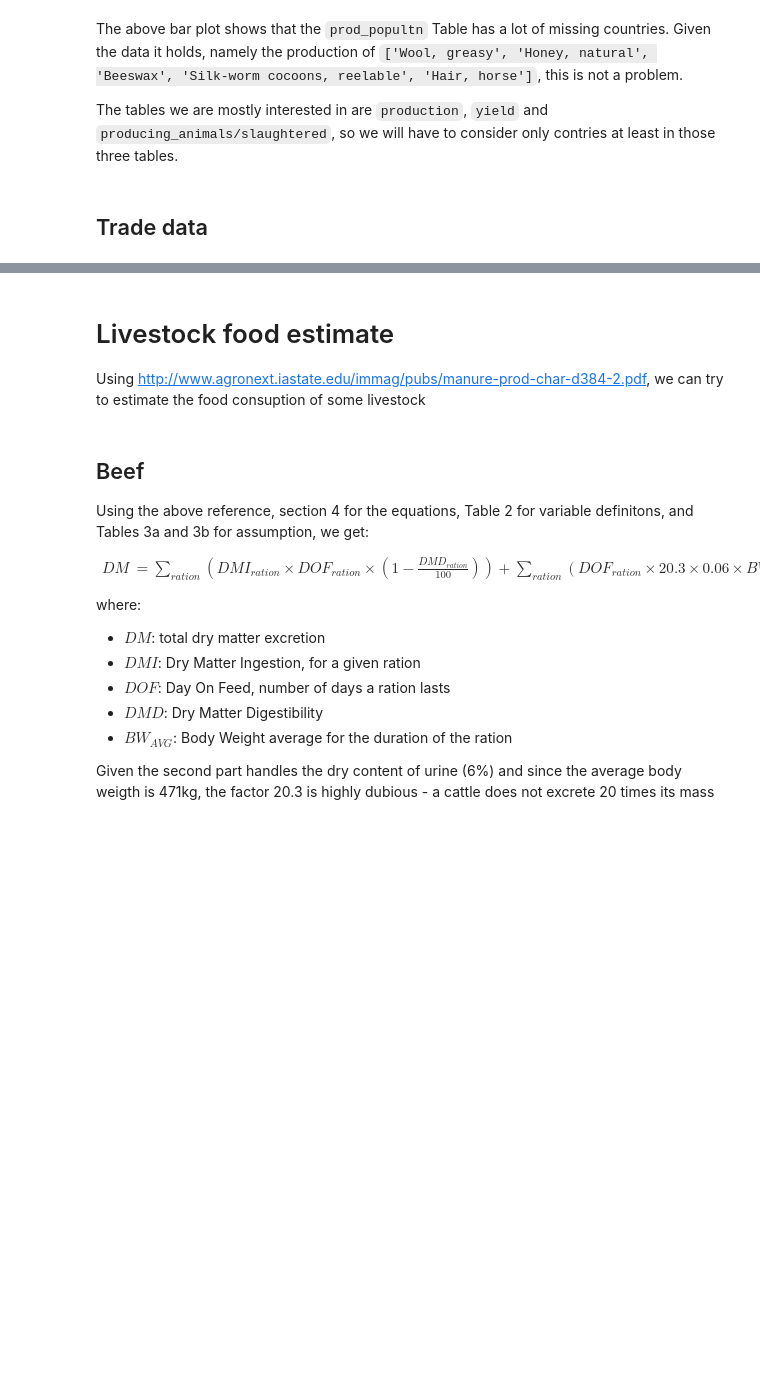
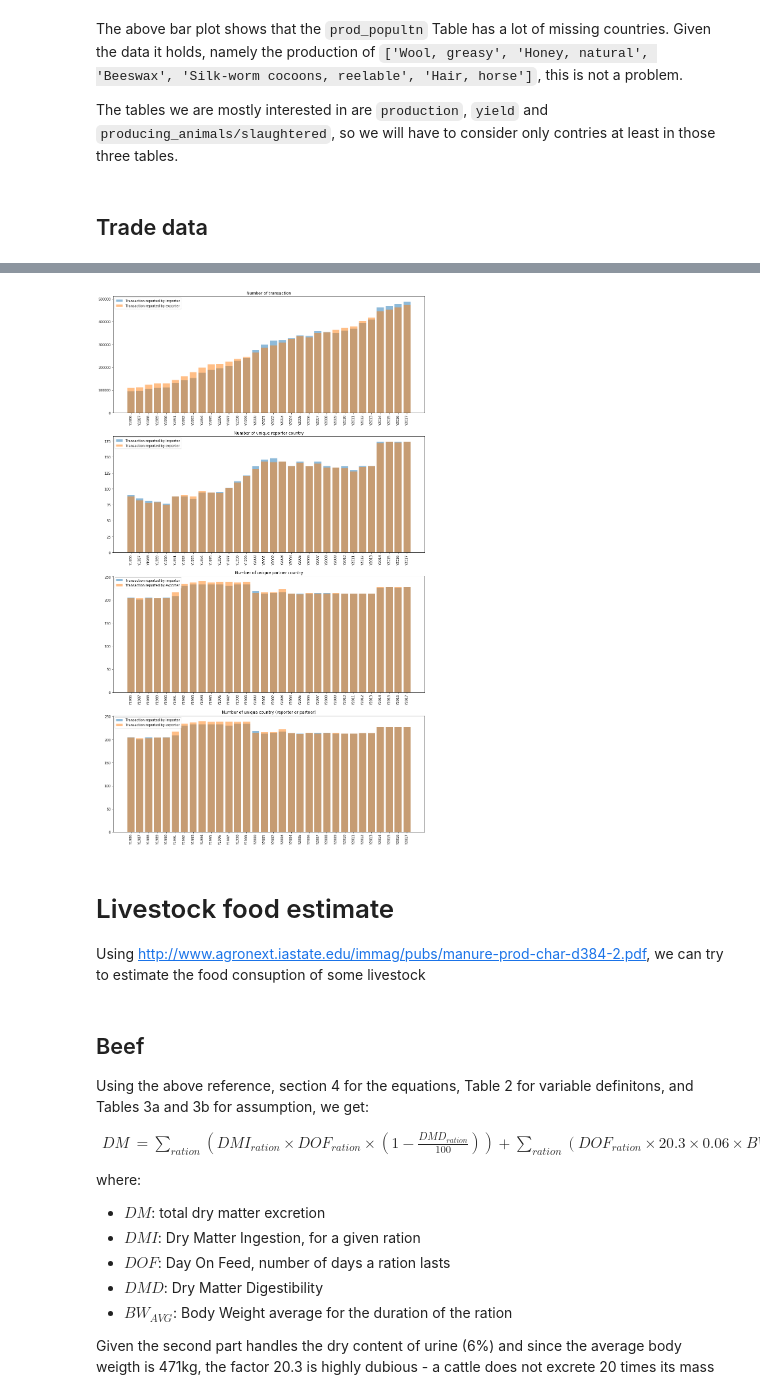
Before and after one commit to OthmanSefraoui/Data_story, a Jupyter notebook: milestone_2.ipynb, the cells around one changed output, grey strips where cells are left out. Cells and saved outputs as stored; diff of their text form; code cells hidden in the pictures; blank space fills up the shorter version.

```diff
--- a/milestone_2.ipynb
+++ b/milestone_2.ipynb
@@ -1172,3 +1275,6 @@ The above bar plot shows that the `prod_popultn` Table has a lot of missing coun
 The tables we are mostly interested in are `production`, `yield` and `producing_animals/slaughtered`, so we will have to consider only contries at least in those three tables.
 # %% [markdown]
 ## Trade data
+# %%
+raw_trade_matrix = pd.read_csv("data/detailed_trade_matrix/Trade_DetailedTradeMatrix_E_All_Data_NOFLAG.csv", encoding="Latin1")
+raw_trade_matrix.sample(5)
@@ -1174,0 +1296,6 @@ The tables we are mostly interested in are `production`, `yield` and `producing_
+# %%
+dfs_trade = split_on(raw_trade_matrix,
+                     "Element",
+                     rename={"Export Quantity":"export","Import Quantity":"import"},
+                     only_named=True,
+                     drop=["Element Code","Element"])
@@ -1175,3 +1312,39 @@ The tables we are mostly interested in are `production`, `yield` and `producing_
+# %%
+years = ['Y1986', 'Y1987', 'Y1988', 'Y1989', 'Y1990', 'Y1991', 'Y1992', 'Y1993', 'Y1994', 'Y1995', 'Y1996', 'Y1997',
+         'Y1998', 'Y1999', 'Y2000', 'Y2001', 'Y2002', 'Y2003', 'Y2004', 'Y2005', 'Y2006', 'Y2007', 'Y2008', 'Y2009',
+         'Y2010', 'Y2011', 'Y2012', 'Y2013', 'Y2014', 'Y2015', 'Y2016', 'Y2017']
+
+fig, axs = plt.subplots(nrows=4, ncols=1, figsize=(17,30))
+
+for direction in ["import","export"]:
+    n_rows = []
+    n_reporter = []
+    n_partner = []
+    n_countries = []
+
+    for year in years :
+        n_rows.append(len(dfs_trade[direction][dfs_trade[direction][year].notna()]))
+        reporters = dfs_trade[direction][dfs_trade[direction][year].notna()]["Reporter Countries"].unique()
+        partners = dfs_trade[direction][dfs_trade[direction][year].notna()]["Partner Countries"].unique()
+        n_reporter.append(len(reporters))
+        n_partner.append(len(partners))
+        n_countries.append(len(np.unique(np.concatenate((reporters,partners)))))
+
+    axs[0].bar(years, n_rows, alpha=0.5)
+    axs[0].set_title("Number of transaction")
+    axs[1].bar(years, n_reporter, alpha=0.5)
+    axs[1].set_title("Number of unique reporter country")
+    axs[2].bar(years, n_partner, alpha=0.5)
+    axs[2].set_title("Number of unique partner country")
+    axs[3].bar(years, n_countries, alpha=0.5)
+    axs[3].set_title("Number of unique country (reporter or partner)")
+
+for ax in axs:
+    ax.set_xticklabels(labels=years,rotation=90)
+    ax.legend(["Transaction reported by importer","Transaction reported by exporter"])
+plt.show()
+# %% [output]
+[figure, added]
 # %% [markdown]
 # Livestock food estimate
 
```
Also changed, not shown: parts of 25 cells of this notebook.
